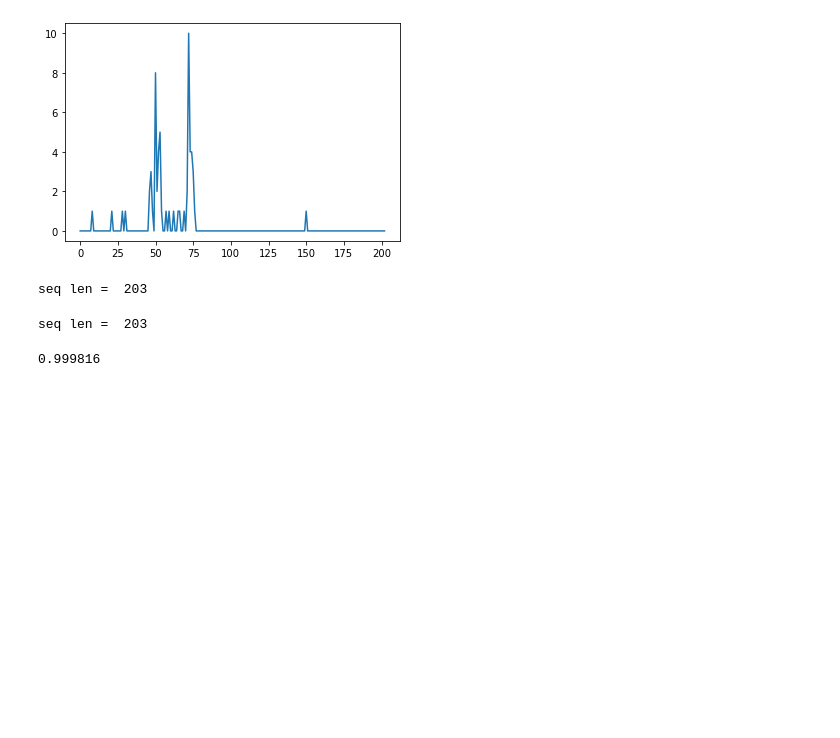
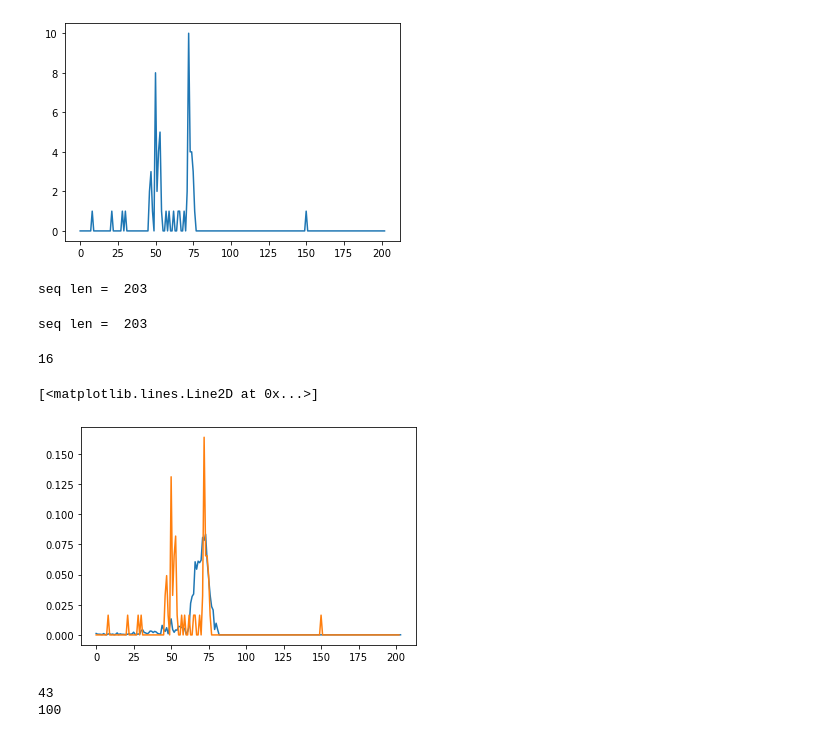
Before and after one commit to vlshchur/DCA, a Jupyter notebook: DCA.ipynb, the cells around one changed output. Cells and saved outputs as stored; diff of their text form; code cells hidden in the pictures; blank space fills up the shorter version.

```diff
--- a/DCA.ipynb
+++ b/DCA.ipynb
@@ -149,4 +137,10 @@ freq.shape
 # %%
+ALPHABET="ARNDCQEGHILKMFPSTWYV-"
+ALPHABET_SIZE = len(ALPHABET)
+
+L2N = {ALPHABET[i]: i for i in range(ALPHABET_SIZE)}
+print(l2n)
+
 def hamming(s1, s2):
     d = 0
     for i in range(len(s1)):
@@ -154,7 +148,7 @@ def hamming(s1, s2):
             d += 1
     return d
 
-fn="sars2_rbd.stat/RBDs_aa_aligned_v3.fasta"
+fn="01_sars2_rbd.stat/RBDs_aa_aligned_v3.fasta"
 seqs = []
 with open(fn) as f:
     for l in f:
@@ -166,16 +160,21 @@ with open(fn) as f:
             s = s+l
         else:
             s = s+l
+            s = s.replace("X", "-")
+            s = [L2N[symbol] for symbol in s]
             seqs.append([name, s])
-seqs = np.array(seqs)
-L = len(seqs[0,1])
+M = len(seqs)
+print("Number of sequences: ", M)
+
+#seqs = np.array(seqs, dtype="object")
+L = len(seqs[0][1])
 sid = 0
 G = np.zeros(L, dtype = "int")
 
 for i in range(len(seqs)):
     if i == sid:
         continue
-    n = hamming(seqs[sid, 1], seqs[i, 1])
+    n = hamming(seqs[sid][1], seqs[i][1])
     G[n] += 1
 
 plt.plot(G)
@@ -184,8 +185,6 @@ plt.plot(G)
 [figure]
 # %%
-fn="sars2_rbd.stat/RBDs_aa_aligned_v3/RBDs_aa_aligned_v3.fij_ab"
-
-ALPHABET_SIZE = 21
+fn="01_sars2_rbd.stat/RBDs_aa_aligned_v3/RBDs_aa_aligned_v3.fij_ab"
 
 freq = np.zeros((L,L,ALPHABET_SIZE,ALPHABET_SIZE))
 
@@ -202,7 +201,11 @@ with open(fn) as f:
             continue
         lll = l.split("\t")
         site1, site2 = int(lll[0])-1, int(lll[1])-1
-        fr = np.array( [float(x) for x in lll[2:2+ALPHABET_SIZE*ALPHABET_SIZE]] )
+        #fr = np.array( [float(x) for x in lll[2:2+ALPHABET_SIZE*ALPHABET_SIZE]] )
+        fr = np.array( [float(x) for x in lll[2:]] )
+        if len(fr) != 441:
+            print(site1+1, site2+1)
+            print(l.replace("\t", "@"))
         fr = np.reshape(fr, (ALPHABET_SIZE,ALPHABET_SIZE) )
 
 
@@ -211,7 +214,7 @@ with open(fn) as f:
 # %% [output]
 seq len =  203
 # %%
-fn="sars2_rbd.stat/RBDs_aa_aligned_v3/RBDs_aa_aligned_v3.fi_a"
+fn="01_sars2_rbd.stat/RBDs_aa_aligned_v3/RBDs_aa_aligned_v3.fi_a"
 
 ALPHABET_SIZE = 21
 
@@ -226,12 +229,21 @@ with open(fn) as f:
             continue
         lll = l.split("\t")
         site1 = int(lll[0])-1
-        fr = np.array( [float(x) for x in lll[1:1+ALPHABET_SIZE]] )
+        #fr = np.array( [float(x) for x in lll[1:1+ALPHABET_SIZE]] )
+        fr = np.array( [float(x) for x in lll[1:]] )
         for i in range(ALPHABET_SIZE):
             freq[site1, site1, i, i] = fr[i]
 # %% [output]
 seq len =  203
-# %%
-sum(sum(freq[202,201]))
-# %% [output]
-0.999816
+# %%
+dca = DCA(freq, np.array([el[1] for el in seqs]), delta = 0.05, keep_states=True, verbose = False)
+print(dca.currentState[2])
+dca.run(10000)
+# %% [output]
+16
+# %%
+plt.plot(dca.H/sum(dca.H))
+plt.plot(G/sum(G))
+# %% [output]
+[<matplotlib.lines.Line2D at 0x...>]
+[figure, added]
@@ -237,0 +259,20 @@ sum(sum(freq[202,201]))
+# %%
+Gs = np.zeros(L, dtype = "int")
+for i in range(dca.M):
+    if i == sid:
+        continue
+    n = hamming(dca.states[-100], dca.states[i])
+    Gs[n] += 1
+print(Gs.argmax())
+seq1 = [ ALPHABET[el] for el in dca.states[10000-101]]
+seq1 = "".join(seq1)
+counter = 0
+for i in range(10000-100,10000):
+    seq = [ ALPHABET[el] for el in dca.states[i]]
+    seq = "".join(seq)
+    if seq == seq1:
+        counter += 1
+print(counter)
+# %% [output]
+43
+100
```
Also changed, not shown: parts of 11 cells of this notebook.
